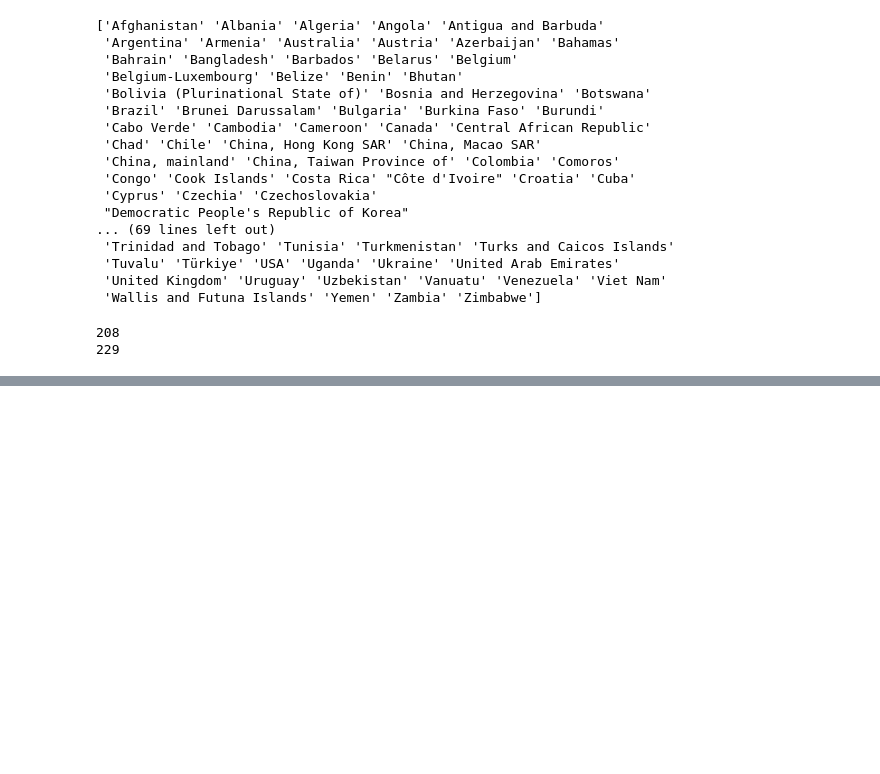
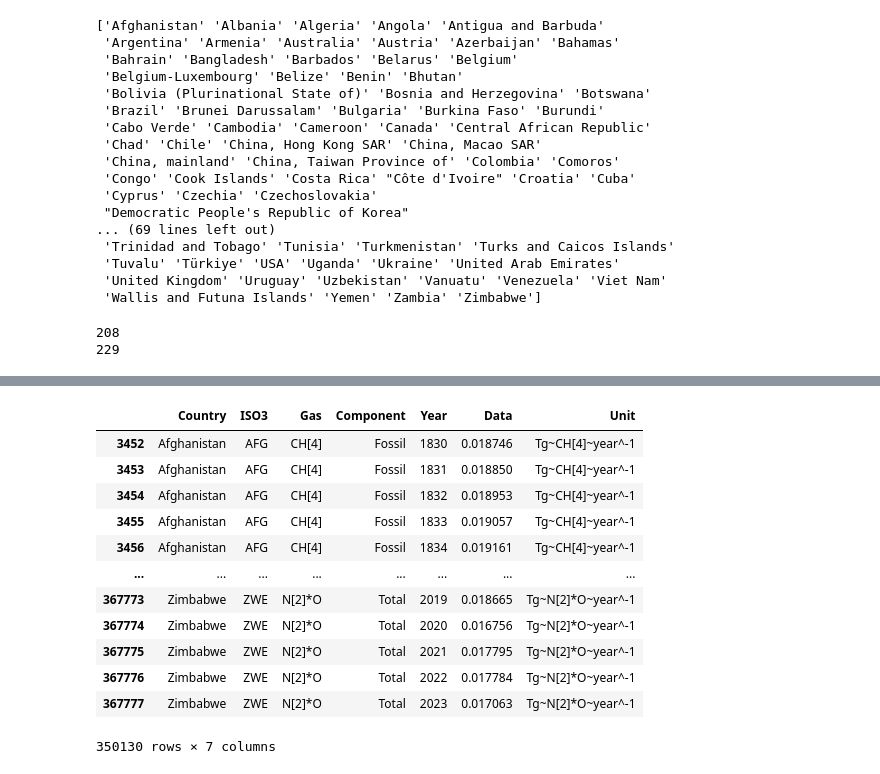
Before and after one commit to nkar20/wics2025, a Jupyter notebook: livestock_emissions.ipynb, the cells around one changed output, grey strips where cells are left out. Saved outputs shown, nothing was run; the diff lists cells and outputs as text; code cells hidden in the pictures; blank space fills up the shorter version.

```diff
--- a/livestock_emissions.ipynb
+++ b/livestock_emissions.ipynb
@@ -51,0 +224,16 @@ df_livestock_emissions = pd.merge(df_livestock,
+# %%
+df_emissions
+# %% [output]
+|  | Country | ISO3 | Gas | Component | Year | Data | Unit |
+| 3452 | Afghanistan | AFG | CH[4] | Fossil | 1830 | 0.018746 | Tg~CH[4]~year^-1 |
+| 3453 | Afghanistan | AFG | CH[4] | Fossil | 1831 | 0.018850 | Tg~CH[4]~year^-1 |
+| 3454 | Afghanistan | AFG | CH[4] | Fossil | 1832 | 0.018953 | Tg~CH[4]~year^-1 |
+| 3455 | Afghanistan | AFG | CH[4] | Fossil | 1833 | 0.019057 | Tg~CH[4]~year^-1 |
+| 3456 | Afghanistan | AFG | CH[4] | Fossil | 1834 | 0.019161 | Tg~CH[4]~year^-1 |
+| ... | ... | ... | ... | ... | ... | ... | ... |
+| 367773 | Zimbabwe | ZWE | N[2]*O | Total | 2019 | 0.018665 | Tg~N[2]*O~year^-1 |
+| 367774 | Zimbabwe | ZWE | N[2]*O | Total | 2020 | 0.016756 | Tg~N[2]*O~year^-1 |
+| 367775 | Zimbabwe | ZWE | N[2]*O | Total | 2021 | 0.017795 | Tg~N[2]*O~year^-1 |
+| 367776 | Zimbabwe | ZWE | N[2]*O | Total | 2022 | 0.017784 | Tg~N[2]*O~year^-1 |
+| 367777 | Zimbabwe | ZWE | N[2]*O | Total | 2023 | 0.017063 | Tg~N[2]*O~year^-1 |
+350130 rows × 7 columns
```
Also changed, not shown: parts of 26 cells of this notebook.
